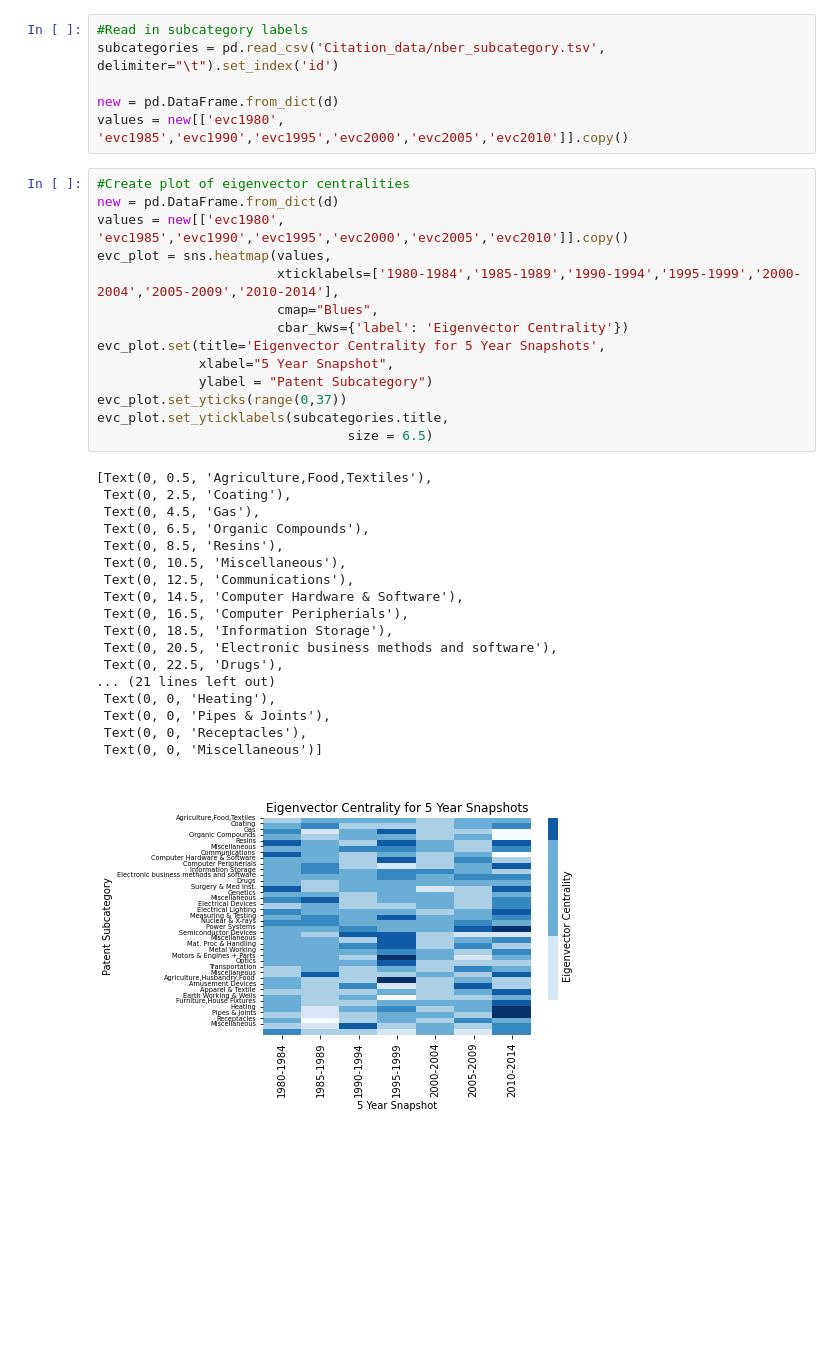
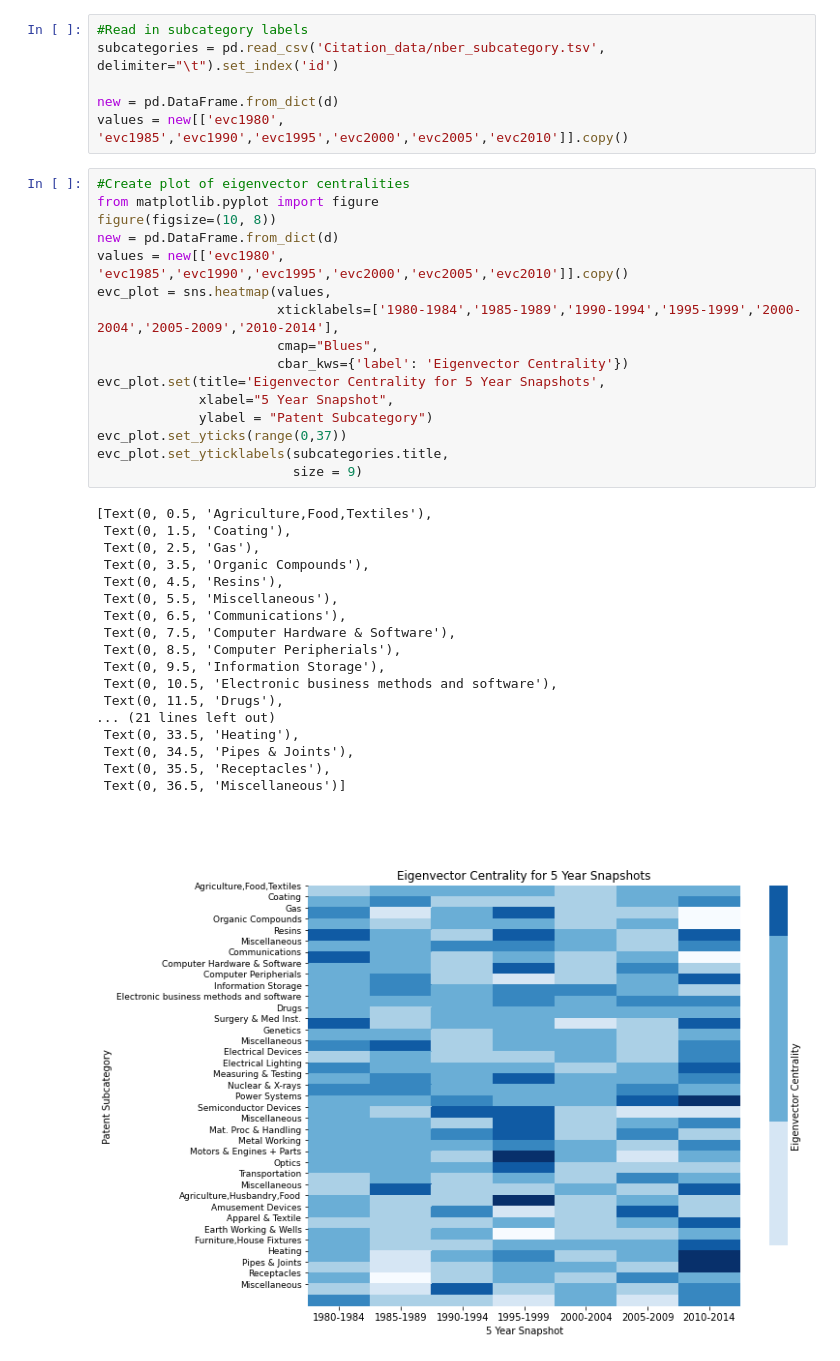
Before and after one commit to yniu87/PatentNetwork, a Jupyter notebook: networkx centralities.ipynb, the cells around one changed output. Drawn from its saved outputs; the diff is of its cells as text; blank space fills up the shorter version.

```diff
--- a/networkx centralities.ipynb
+++ b/networkx centralities.ipynb
@@ -139,35 +141,37 @@ new = pd.DataFrame.from_dict(d)
 values = new[['evc1980', 'evc1985','evc1990','evc1995','evc2000','evc2005','evc2010']].copy()
 # %%
 #Create plot of eigenvector centralities
+from matplotlib.pyplot import figure
+figure(figsize=(10, 8))
 new = pd.DataFrame.from_dict(d)
 values = new[['evc1980', 'evc1985','evc1990','evc1995','evc2000','evc2005','evc2010']].copy()
 evc_plot = sns.heatmap(values,
                        xticklabels=['1980-1984','1985-1989','1990-1994','1995-1999','2000-2004','2005-2009','2010-2014'],
                        cmap="Blues",
                        cbar_kws={'label': 'Eigenvector Centrality'})
 evc_plot.set(title='Eigenvector Centrality for 5 Year Snapshots',
              xlabel="5 Year Snapshot",
              ylabel = "Patent Subcategory")
 evc_plot.set_yticks(range(0,37))
 evc_plot.set_yticklabels(subcategories.title,
-                                size = 6.5)
+                         size = 9)
 # %% [output]
 [Text(0, 0.5, 'Agriculture,Food,Textiles'),
- Text(0, 2.5, 'Coating'),
- Text(0, 4.5, 'Gas'),
- Text(0, 6.5, 'Organic Compounds'),
- Text(0, 8.5, 'Resins'),
- Text(0, 10.5, 'Miscellaneous'),
- Text(0, 12.5, 'Communications'),
- Text(0, 14.5, 'Computer Hardware & Software'),
- Text(0, 16.5, 'Computer Peripherials'),
- Text(0, 18.5, 'Information Storage'),
- Text(0, 20.5, 'Electronic business methods and software'),
- Text(0, 22.5, 'Drugs'),
+ Text(0, 1.5, 'Coating'),
+ Text(0, 2.5, 'Gas'),
+ Text(0, 3.5, 'Organic Compounds'),
+ Text(0, 4.5, 'Resins'),
+ Text(0, 5.5, 'Miscellaneous'),
+ Text(0, 6.5, 'Communications'),
+ Text(0, 7.5, 'Computer Hardware & Software'),
+ Text(0, 8.5, 'Computer Peripherials'),
+ Text(0, 9.5, 'Information Storage'),
+ Text(0, 10.5, 'Electronic business methods and software'),
+ Text(0, 11.5, 'Drugs'),
 ... (21 lines left out)
- Text(0, 0, 'Heating'),
- Text(0, 0, 'Pipes & Joints'),
- Text(0, 0, 'Receptacles'),
- Text(0, 0, 'Miscellaneous')]
+ Text(0, 33.5, 'Heating'),
+ Text(0, 34.5, 'Pipes & Joints'),
+ Text(0, 35.5, 'Receptacles'),
+ Text(0, 36.5, 'Miscellaneous')]
-[figure, old version]
+[figure, new version]
 # %%
```
Also changed, not shown: parts of 3 cells of this notebook, 1 other file.
